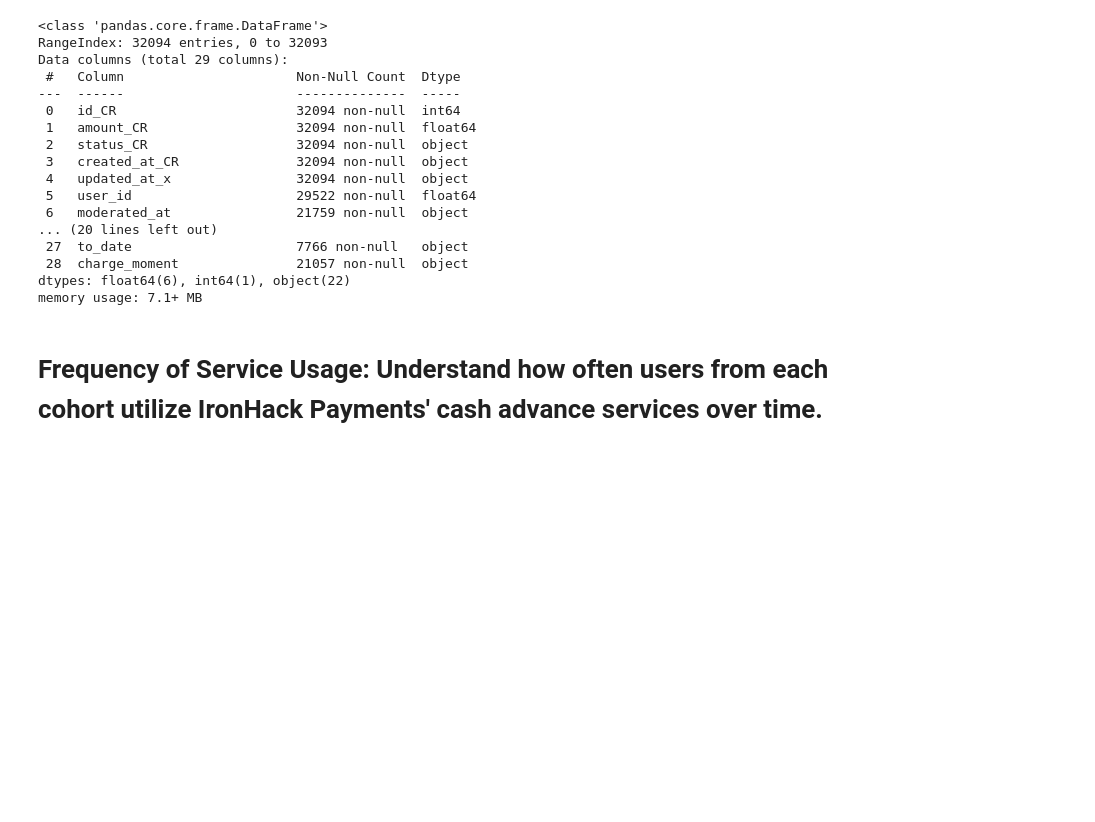
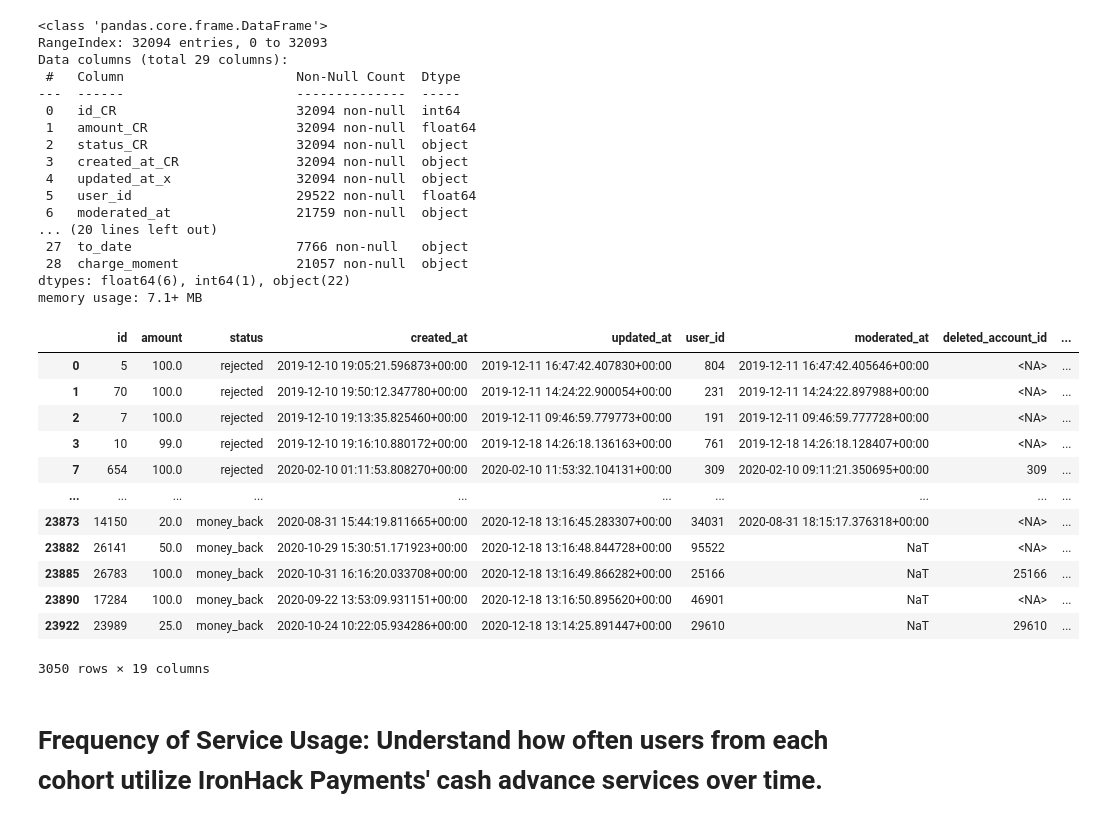
Before and after one commit to AnastasiaSamoylova92/project-ironhack-payments-en, a Jupyter notebook: Ironhack_Payments_team_GREEN.ipynb, the cells around one changed output. Cells and saved outputs as stored; diff of their text form; code cells hidden in the pictures; blank space fills up the shorter version.

```diff
--- a/Ironhack_Payments_team_GREEN.ipynb
+++ b/Ironhack_Payments_team_GREEN.ipynb
@@ -69,5 +71,24 @@ Data columns (total 29 columns):
  28  charge_moment               21057 non-null  object
 dtypes: float64(6), int64(1), object(22)
 memory usage: 7.1+ MB
+# %%
+#CR status money sent
+cash_request["status"].value_counts()
+money_back = cash_request[cash_request["reimbursement_date"].notna()]
+money_back
+# %% [output]
+|  | id | amount | status | created_at | updated_at | user_id | moderated_at | deleted_account_id | ... |
+| 0 | 5 | 100.0 | rejected | 2019-12-10 19:05:21.596873+00:00 | 2019-12-11 16:47:42.407830+00:00 | 804 | 2019-12-11 16:47:42.405646+00:00 | <NA> | ... |
+| 1 | 70 | 100.0 | rejected | 2019-12-10 19:50:12.347780+00:00 | 2019-12-11 14:24:22.900054+00:00 | 231 | 2019-12-11 14:24:22.897988+00:00 | <NA> | ... |
+| 2 | 7 | 100.0 | rejected | 2019-12-10 19:13:35.825460+00:00 | 2019-12-11 09:46:59.779773+00:00 | 191 | 2019-12-11 09:46:59.777728+00:00 | <NA> | ... |
+| 3 | 10 | 99.0 | rejected | 2019-12-10 19:16:10.880172+00:00 | 2019-12-18 14:26:18.136163+00:00 | 761 | 2019-12-18 14:26:18.128407+00:00 | <NA> | ... |
+| 7 | 654 | 100.0 | rejected | 2020-02-10 01:11:53.808270+00:00 | 2020-02-10 11:53:32.104131+00:00 | 309 | 2020-02-10 09:11:21.350695+00:00 | 309 | ... |
+| ... | ... | ... | ... | ... | ... | ... | ... | ... | ... |
+| 23873 | 14150 | 20.0 | money_back | 2020-08-31 15:44:19.811665+00:00 | 2020-12-18 13:16:45.283307+00:00 | 34031 | 2020-08-31 18:15:17.376318+00:00 | <NA> | ... |
+| 23882 | 26141 | 50.0 | money_back | 2020-10-29 15:30:51.171923+00:00 | 2020-12-18 13:16:48.844728+00:00 | 95522 | NaT | <NA> | ... |
+| 23885 | 26783 | 100.0 | money_back | 2020-10-31 16:16:20.033708+00:00 | 2020-12-18 13:16:49.866282+00:00 | 25166 | NaT | 25166 | ... |
+| 23890 | 17284 | 100.0 | money_back | 2020-09-22 13:53:09.931151+00:00 | 2020-12-18 13:16:50.895620+00:00 | 46901 | NaT | <NA> | ... |
+| 23922 | 23989 | 25.0 | money_back | 2020-10-24 10:22:05.934286+00:00 | 2020-12-18 13:14:25.891447+00:00 | 29610 | NaT | 29610 | ... |
+3050 rows × 19 columns
 # %% [markdown]
 # Frequency of Service Usage: Understand how often users from each cohort utilize IronHack Payments' cash advance services over time.
```
Also changed, not shown: parts of 10 cells of this notebook, 1 other file.
